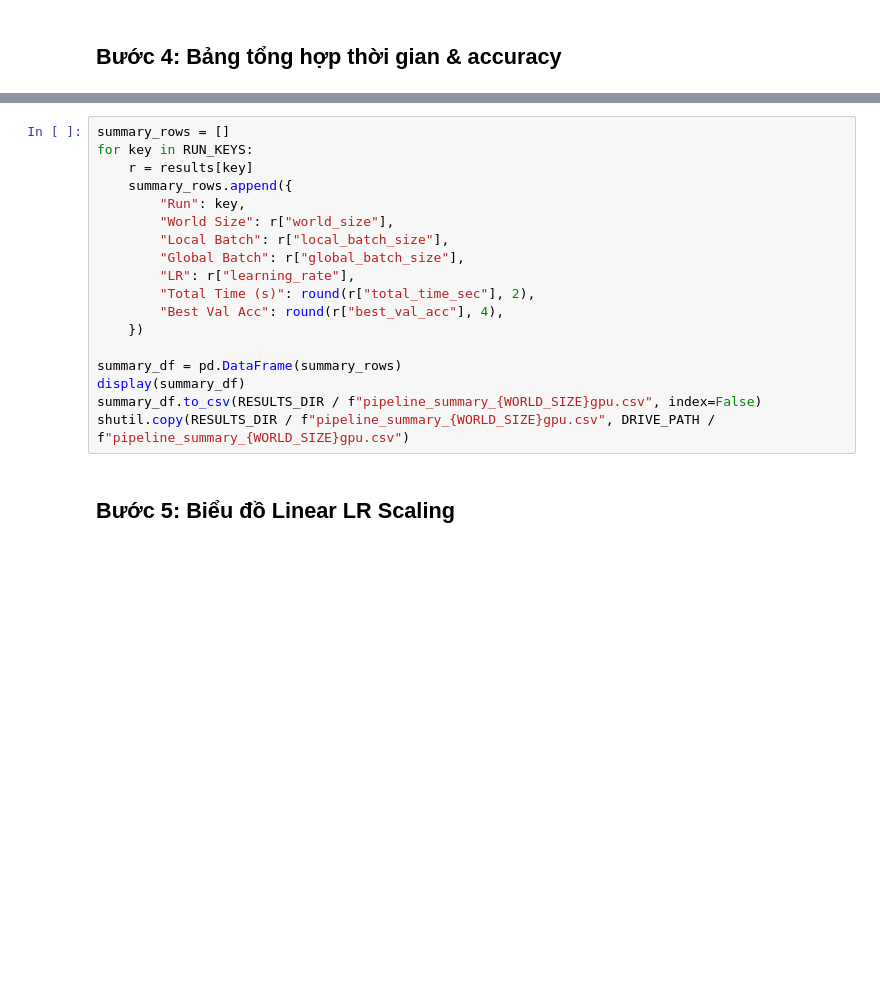
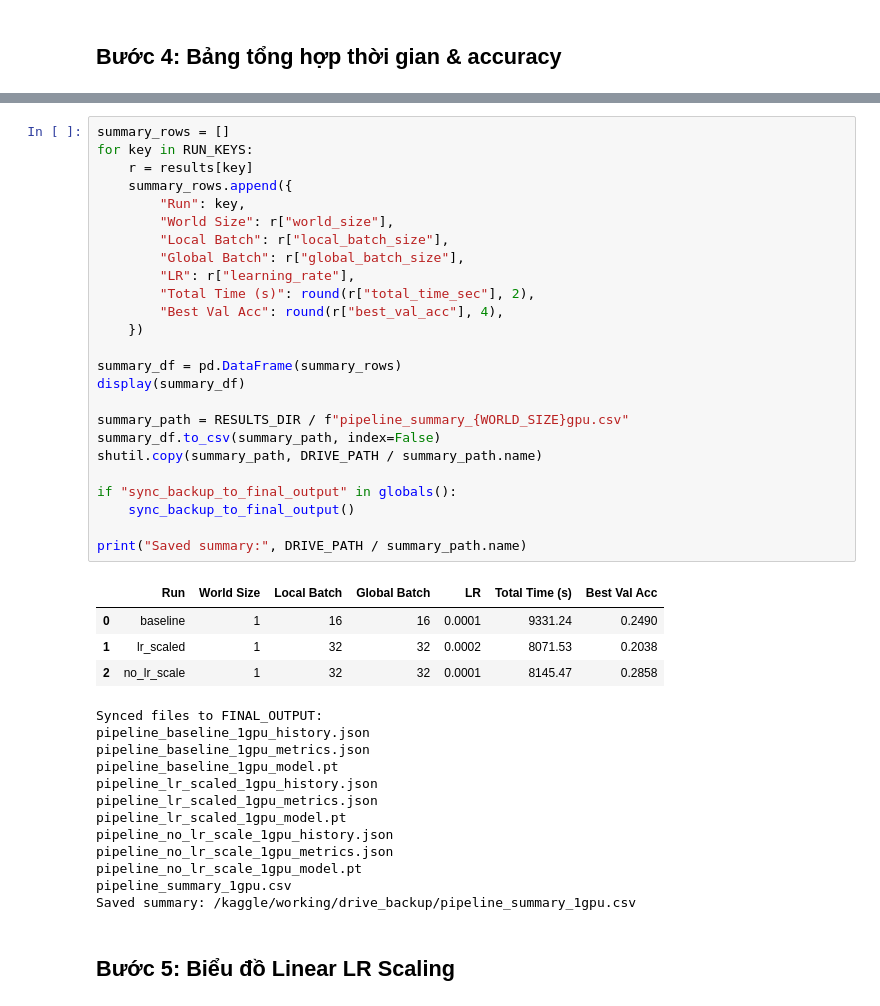
Before and after one commit to anhducbui6103/ddp_cifar100, a Jupyter notebook: pipeline_1gpu.ipynb, the cells around one changed output, grey strips where cells are left out. Cells and saved outputs as stored; diff of their text form; blank space fills up the shorter version.

```diff
--- a/pipeline_1gpu.ipynb
+++ b/pipeline_1gpu.ipynb
@@ -585,21 +796,45 @@ for key, cfg in zip(RUN_KEYS, configs):
 # %%
 summary_rows = []
 for key in RUN_KEYS:
     r = results[key]
     summary_rows.append({
         "Run": key,
         "World Size": r["world_size"],
         "Local Batch": r["local_batch_size"],
         "Global Batch": r["global_batch_size"],
         "LR": r["learning_rate"],
         "Total Time (s)": round(r["total_time_sec"], 2),
         "Best Val Acc": round(r["best_val_acc"], 4),
     })
 
 summary_df = pd.DataFrame(summary_rows)
 display(summary_df)
-summary_df.to_csv(RESULTS_DIR / f"pipeline_summary_{WORLD_SIZE}gpu.csv", index=False)
-shutil.copy(RESULTS_DIR / f"pipeline_summary_{WORLD_SIZE}gpu.csv", DRIVE_PATH / f"pipeline_summary_{WORLD_SIZE}gpu.csv")
+
+summary_path = RESULTS_DIR / f"pipeline_summary_{WORLD_SIZE}gpu.csv"
+summary_df.to_csv(summary_path, index=False)
+shutil.copy(summary_path, DRIVE_PATH / summary_path.name)
+
+if "sync_backup_to_final_output" in globals():
+    sync_backup_to_final_output()
+
+print("Saved summary:", DRIVE_PATH / summary_path.name)
+# %% [output]
+|  | Run | World Size | Local Batch | Global Batch | LR | Total Time (s) | Best Val Acc |
+| 0 | baseline | 1 | 16 | 16 | 0.0001 | 9331.24 | 0.2490 |
+| 1 | lr_scaled | 1 | 32 | 32 | 0.0002 | 8071.53 | 0.2038 |
+| 2 | no_lr_scale | 1 | 32 | 32 | 0.0001 | 8145.47 | 0.2858 |
+Synced files to FINAL_OUTPUT:
+pipeline_baseline_1gpu_history.json
+pipeline_baseline_1gpu_metrics.json
+pipeline_baseline_1gpu_model.pt
+pipeline_lr_scaled_1gpu_history.json
+pipeline_lr_scaled_1gpu_metrics.json
+pipeline_lr_scaled_1gpu_model.pt
+pipeline_no_lr_scale_1gpu_history.json
+pipeline_no_lr_scale_1gpu_metrics.json
+pipeline_no_lr_scale_1gpu_model.pt
+pipeline_summary_1gpu.csv
+Saved summary: /kaggle/working/drive_backup/pipeline_summary_1gpu.csv
 # %% [markdown]
 ## Bước 5: Biểu đồ Linear LR Scaling
 # %%
```
Also changed, not shown: parts of 11 cells of this notebook, 25 other files.
